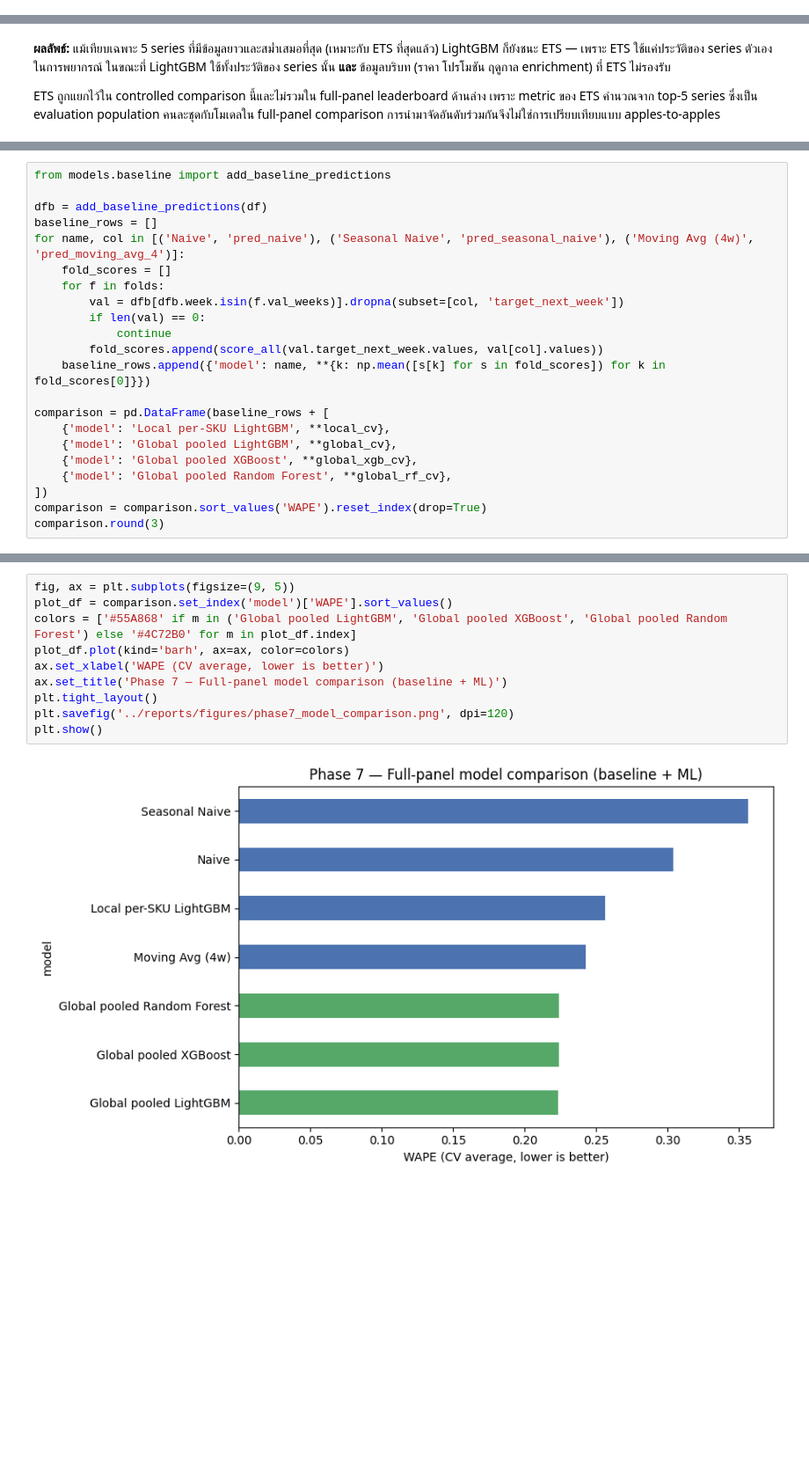
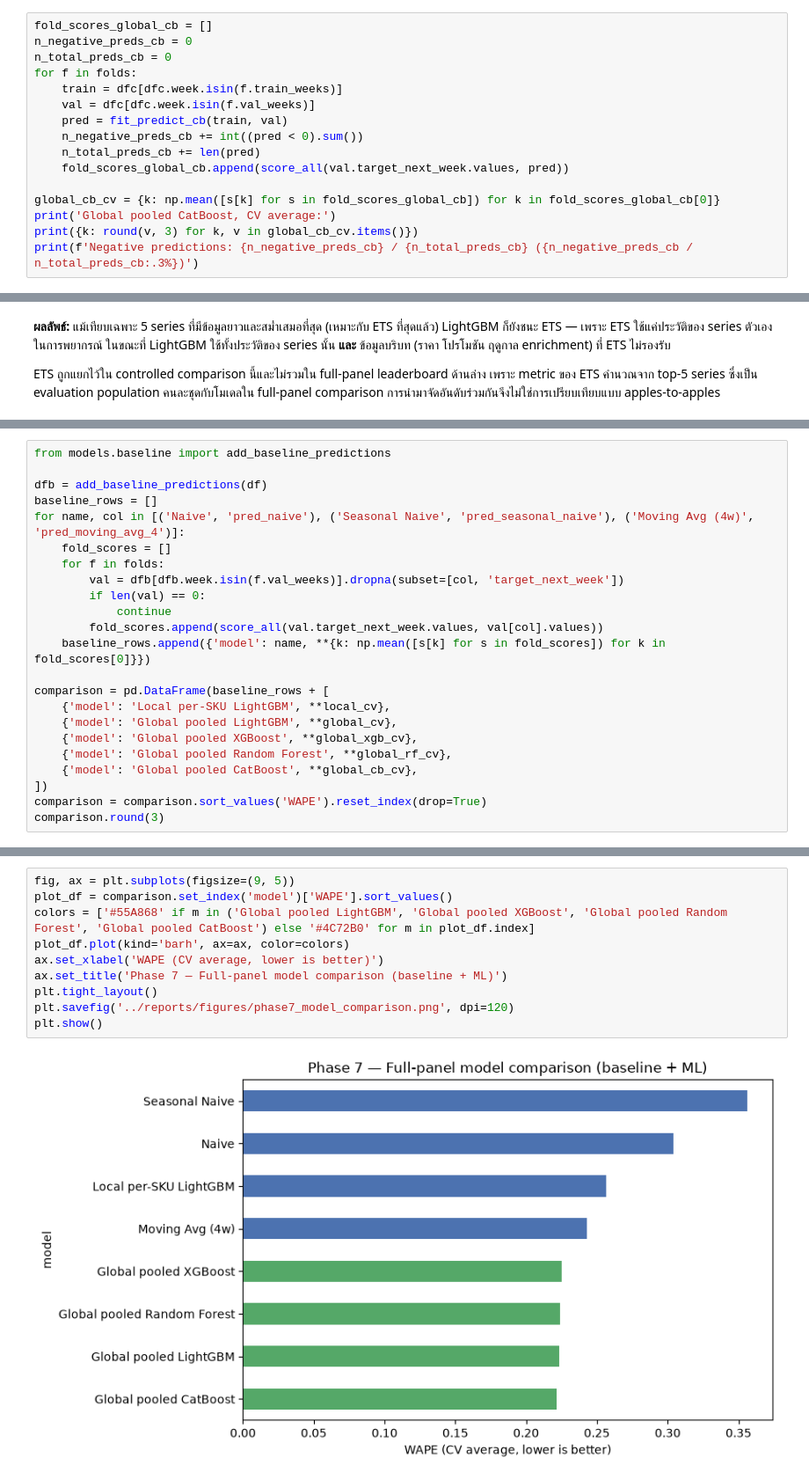
Before and after one commit to thitiwutsuk/Forecasting-FMCG-Daily-Sales, a Jupyter notebook: notebooks/07_core_forecasting.ipynb, the cells around one changed output, grey strips where cells are left out. Shown at 88% size. Cells and saved outputs as stored; diff of their text form; blank space fills up the shorter version.

Commit message:
feat(phase7): add CatBoost as a fourth global challenger

```diff
--- a/notebooks/07_core_forecasting.ipynb
+++ b/notebooks/07_core_forecasting.ipynb
@@ -98,0 +106,16 @@ Global pooled Random Forest, CV average:
+# %%
+fold_scores_global_cb = []
+n_negative_preds_cb = 0
+n_total_preds_cb = 0
+for f in folds:
+    train = dfc[dfc.week.isin(f.train_weeks)]
+    val = dfc[dfc.week.isin(f.val_weeks)]
+    pred = fit_predict_cb(train, val)
+    n_negative_preds_cb += int((pred < 0).sum())
+    n_total_preds_cb += len(pred)
+    fold_scores_global_cb.append(score_all(val.target_next_week.values, pred))
+
+global_cb_cv = {k: np.mean([s[k] for s in fold_scores_global_cb]) for k in fold_scores_global_cb[0]}
+print('Global pooled CatBoost, CV average:')
+print({k: round(v, 3) for k, v in global_cb_cv.items()})
+print(f'Negative predictions: {n_negative_preds_cb} / {n_total_preds_cb} ({n_negative_preds_cb / n_total_preds_cb:.3%})')
@@ -322,6 +361,7 @@ comparison = pd.DataFrame(baseline_rows + [
     {'model': 'Global pooled LightGBM', **global_cv},
     {'model': 'Global pooled XGBoost', **global_xgb_cv},
     {'model': 'Global pooled Random Forest', **global_rf_cv},
+    {'model': 'Global pooled CatBoost', **global_cb_cv},
 ])
 comparison = comparison.sort_values('WAPE').reset_index(drop=True)
 comparison.round(3)
@@ -337,13 +378,13 @@ comparison.round(3)
 # %%
 fig, ax = plt.subplots(figsize=(9, 5))
 plot_df = comparison.set_index('model')['WAPE'].sort_values()
-colors = ['#55A868' if m in ('Global pooled LightGBM', 'Global pooled XGBoost', 'Global pooled Random Forest') else '#4C72B0' for m in plot_df.index]
+colors = ['#55A868' if m in ('Global pooled LightGBM', 'Global pooled XGBoost', 'Global pooled Random Forest', 'Global pooled CatBoost') else '#4C72B0' for m in plot_df.index]
 plot_df.plot(kind='barh', ax=ax, color=colors)
 ax.set_xlabel('WAPE (CV average, lower is better)')
 ax.set_title('Phase 7 — Full-panel model comparison (baseline + ML)')
 plt.tight_layout()
 plt.savefig('../reports/figures/phase7_model_comparison.png', dpi=120)
 plt.show()
 # %% [output]
-[figure, old version]
+[figure, new version]
 # %% [markdown]
```
Also changed, not shown: parts of 20 cells of this notebook, 8 other files.
